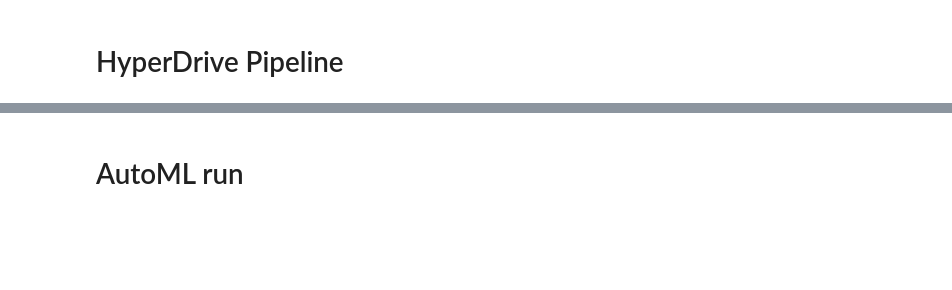
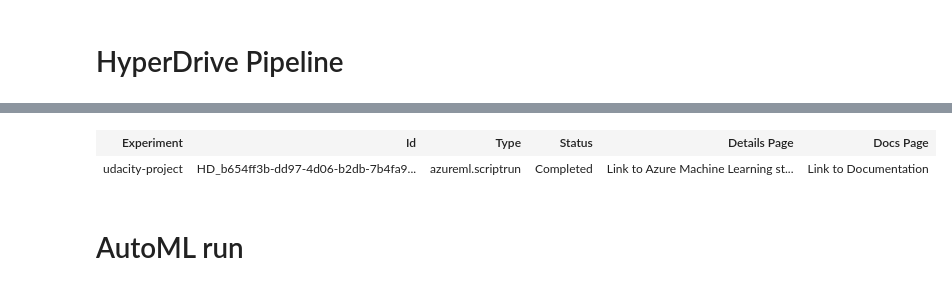
Before and after one commit to HamdyTawfeek/Optimizing_ML_Pipeline_in_Azure, a Jupyter notebook: udacity-project.ipynb, the cells around one changed output, grey strips where cells are left out. Cells and saved outputs as stored; diff of their text form; code cells hidden in the pictures; blank space fills up the shorter version.

Commit message:
Fixing Hyperdrive pipeline and Added a template for AutoMl

```diff
--- a/udacity-project.ipynb
+++ b/udacity-project.ipynb
@@ -42,7 +42,7 @@ if not found:
 
     # Create the cluster.
     compute_target = ComputeTarget.create(ws, amlcompute_cluster_name, provisioning_config)
-    compute_target.wait_for_completion(show_output = True, min_node_count = 1)
+    compute_target.wait_for_completion(show_output = True)
 
 print("Azure Machine Learning Compute cluster attached")
 # %% [output]
@@ -58,23 +63,26 @@ from azureml.train.hyperdrive.runconfig import HyperDriveConfig
 from azureml.train.hyperdrive.parameter_expressions import uniform
 from azureml.train.hyperdrive.parameter_expressions import choice
 import os
+import shutil
 
 # Specify parameter sampler
 ps = RandomParameterSampling(
     {
-        '--C': uniform(0.001, 10),
-        '--max_iter': choice(10, 50, 200)
+        '--C': uniform(1, 1000),
+        '--max_iter': choice(10, 100, 200, 300)
     }
 )
 
 # Specify a Policy
 policy = BanditPolicy(evaluation_interval=2, slack_factor=0.1)
 
+script_directory = "./training"
 if "training" not in os.listdir():
-    os.mkdir("./training")
+    os.mkdir(script_directory)
+shutil.copy('train.py', script_directory)
 
 # Create a SKLearn estimator for use with train.py
-est = SKLearn(source_directory="./training",
+est = SKLearn(source_directory=script_directory,
               compute_target=compute_target,
               entry_script='train.py'
              )
@@ -83,13 +91,14 @@ est = SKLearn(source_directory="./training",
 hyperdrive_config = HyperDriveConfig(estimator=est,
                              hyperparameter_sampling=ps,
                              policy=policy,
-                             primary_metric_name='validation_acc',
+                             primary_metric_name='Accuracy',
                              primary_metric_goal=PrimaryMetricGoal.MAXIMIZE,
-                             max_total_runs=4,
+                             max_total_runs=12,
                              max_concurrent_runs=4)
 # %%
 # Submit your hyperdrive run to the experiment and show run details with the widget.
-remote_run = exp.submit(hyperdrive_config, show_output = True)
-RunDetails(remote_run).show()
+hyperdrive_run = exp.submit(hyperdrive_config, show_output = True)
+RunDetails(hyperdrive_run).show()
+hyperdrive_run.wait_for_completion(show_output=True)
 # %% [output]
 WARNING - If 'script' has been provided here and a script file name has been specified in 'run_config', 'script' provided in ScriptRunConfig initialization will take precedence.
@@ -101,3 +139,5 @@ import joblib
 # Get your best run and save the model from that run.
 
 ### YOUR CODE HERE ###
+best_run = hyperdrive_run.get_best_run_by_primary_metric()
+#joblib.dump(best_run, 'outputs/model.joblib')
@@ -104,3 +146,8 @@ import joblib
+# %%
+best_run
+# %% [output]
+| Experiment | Id | Type | Status | Details Page | Docs Page |
+| udacity-project | HD_b654ff3b-dd97-4d06-b2db-7b4fa9... | azureml.scriptrun | Completed | Link to Azure Machine Learning st... | Link to Documentation |
 # %% [markdown]
 # AutoML run
 # %%
```
Also changed, not shown: parts of 10 cells of this notebook.
